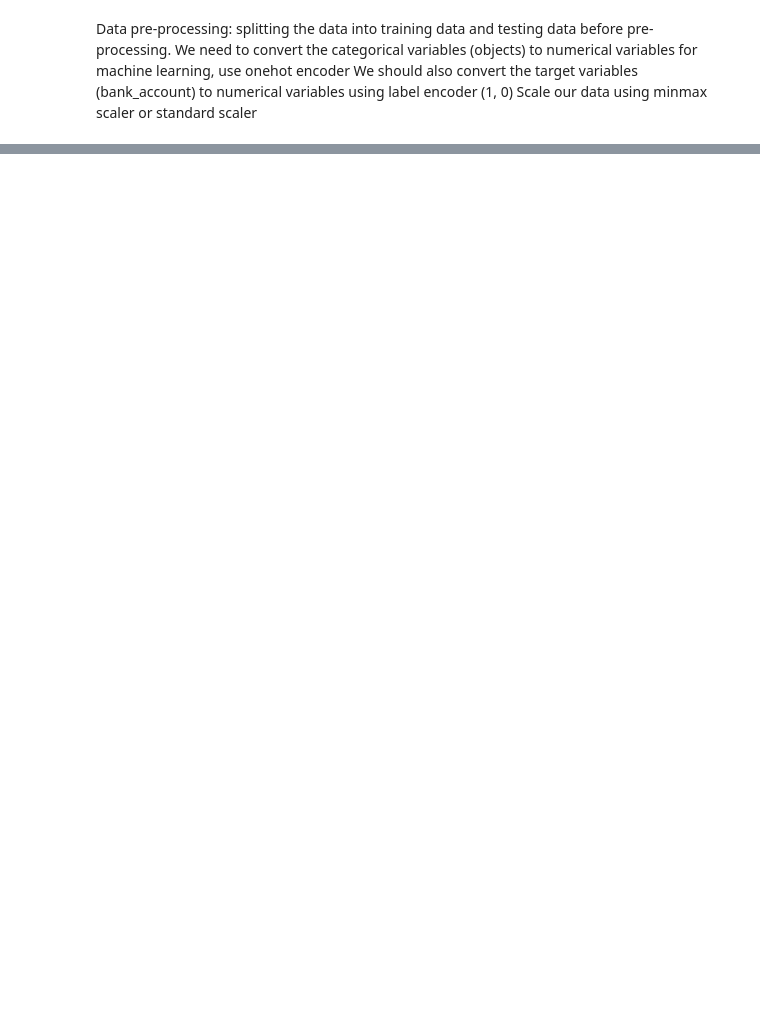
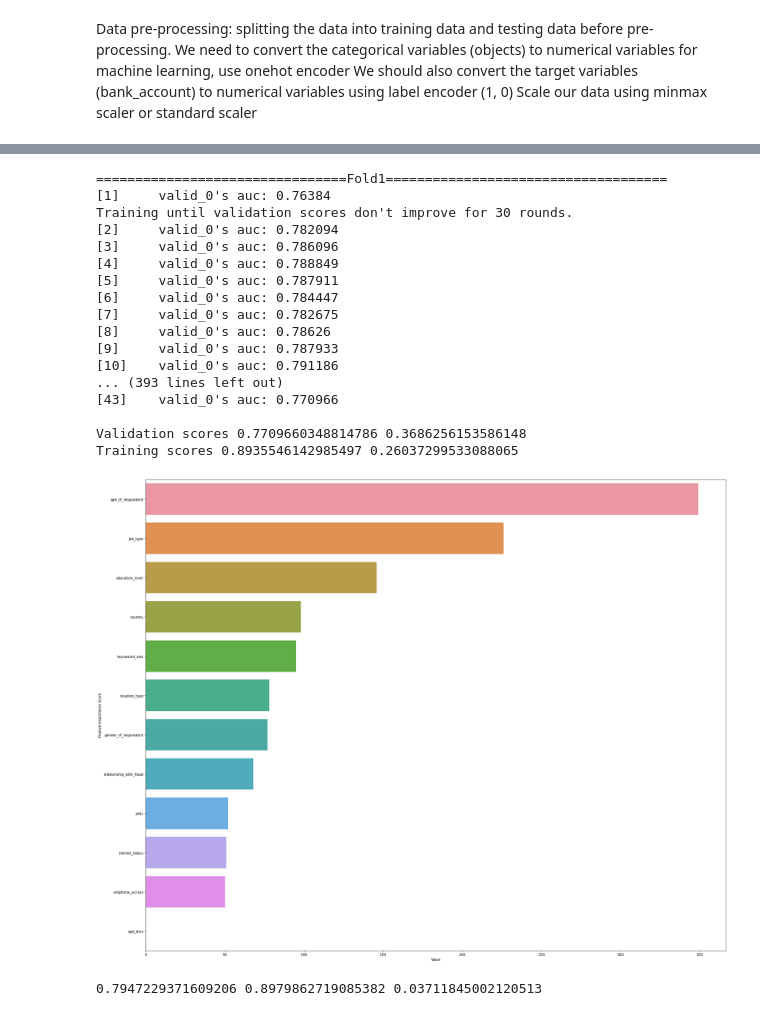
Before and after one commit to BettyKamande/Bank-Account-Clasification-ML-Project, a Jupyter notebook: Classification_Bank_Account.ipynb, the cells around one changed output, grey strips where cells are left out. Cells and saved outputs as stored; diff of their text form; code cells hidden in the pictures; blank space fills up the shorter version.

```diff
--- a/Classification_Bank_Account.ipynb
+++ b/Classification_Bank_Account.ipynb
@@ -538,0 +468,5 @@ print("Accuracy:",result2)
+# %%
+ntrain = train_data.shape[0]
+ntest = test_data.shape[0]
+all_data = pd.concat((train_data,test_data)).reset_index(drop=True)
+print(f'The shape of the combined dataframe is: {all_data.shape}')
@@ -538,0 +475,32 @@ print("Accuracy:",result2)
+# %%
+import category_encoders as ce
+from sklearn.model_selection import train_test_split
+
+X_train, X_test, y_train, y_test = train_test_split(all_data, all_data['bank_account'], test_size=0.3,
+                                                    random_state=0)
+X_train.shape, X_test.shape
+
+ord_enc = ce.OrdinalEncoder(cols=['country',
+ 'location_type',
+ 'cellphone_access',
+ 'gender_of_respondent',
+ 'relationship_with_head',
+ 'marital_status',
+ 'education_level',
+ 'job_type',
+ 'age_bins']).fit(X_train,y_train)
+
+
+data = ord_enc.transform(all_data)
+data.head()
+
+main_cols =data.columns.difference(['bank_account'])
+# %%
+train = data[:ntrain].copy()
+#train.drop_duplicates(inplace = True, ignore_index=True)
+target = train.bank_account.copy()
+train.drop('bank_account', axis=1, inplace=True)
+
+test = data[ntrain:].copy()
+test.drop('bank_account', axis=1, inplace=True)
+test = test.reset_index(drop=True)
@@ -538,0 +614,27 @@ print("Accuracy:",result2)
+# %%
+lgb_model = lgb.LGBMClassifier(objective =  'binary',
+                            metric= 'auc',
+                            boosting_type= 'gbdt')
+
+func_= func(train, target, test, lgb_model, 'lgbm', 1000)
+val_p3, test_p3, model3 = func_()
+# %% [output]
+================================Fold1====================================
+[1]     valid_0's auc: 0.76384
+Training until validation scores don't improve for 30 rounds.
+[2]     valid_0's auc: 0.782094
+[3]     valid_0's auc: 0.786096
+[4]     valid_0's auc: 0.788849
+[5]     valid_0's auc: 0.787911
+[6]     valid_0's auc: 0.784447
+[7]     valid_0's auc: 0.782675
+[8]     valid_0's auc: 0.78626
+[9]     valid_0's auc: 0.787933
+[10]    valid_0's auc: 0.791186
+... (393 lines left out)
+[43]    valid_0's auc: 0.770966
+
+Validation scores 0.7709660348814786 0.3686256153586148
+Training scores 0.8935546142985497 0.26037299533088065
+[figure, added]
+0.7947229371609206 0.8979862719085382 0.03711845002120513
```
Also changed, not shown: parts of 24 cells of this notebook.
